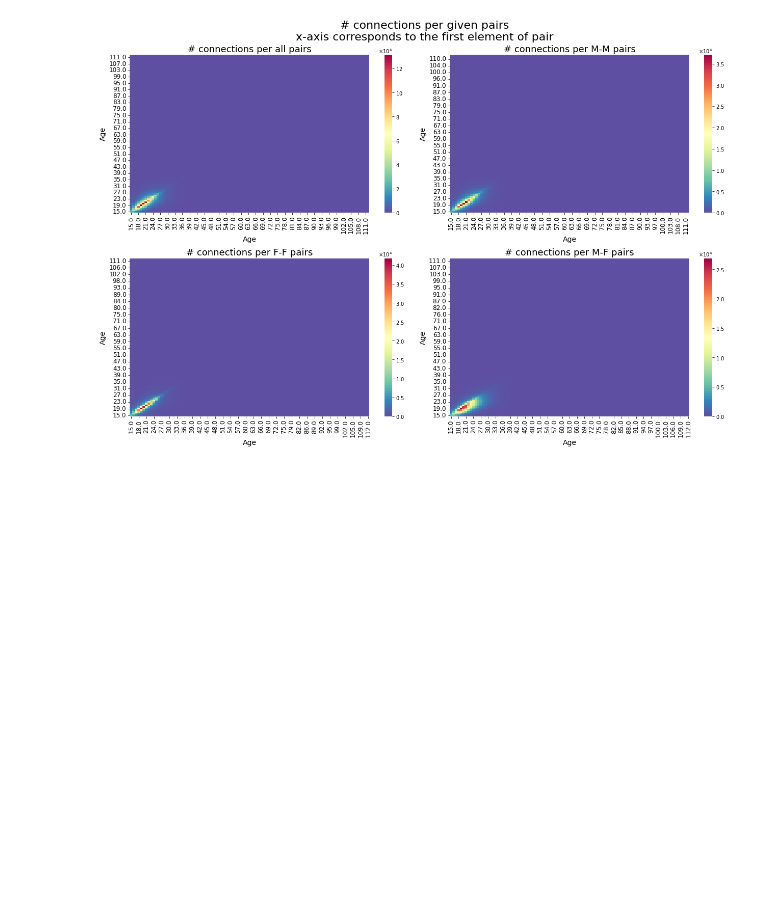
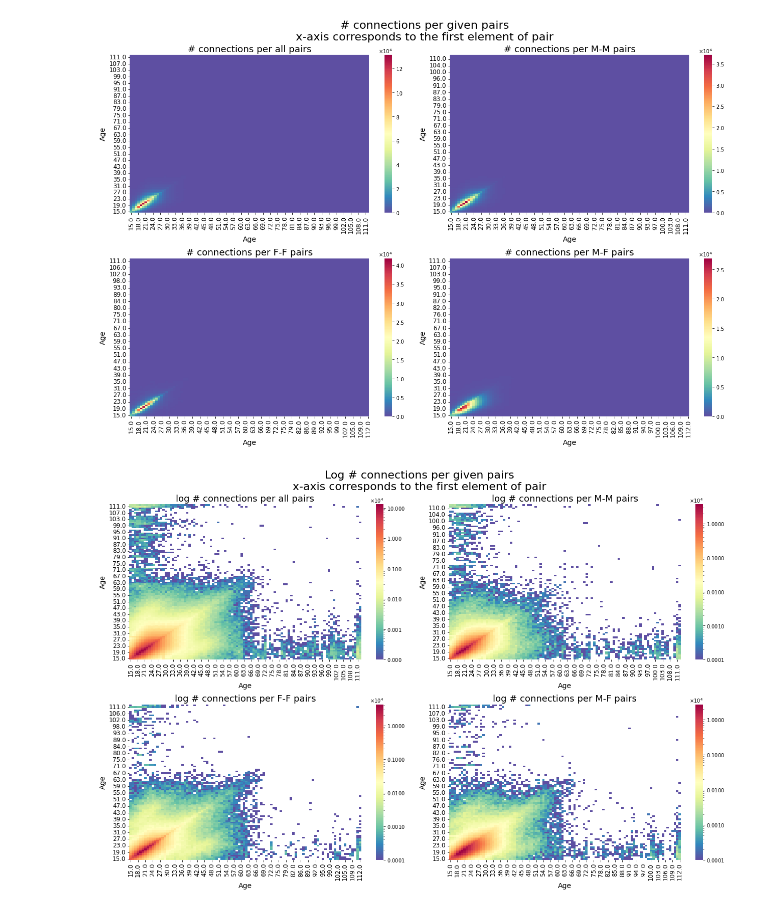
Before and after one commit to pibence/gender_prediction_on_network, a Jupyter notebook: plot_results.ipynb, the cells around one changed output. Cells and saved outputs as stored; diff of their text form; code cells hidden in the pictures; blank space fills up the shorter version.

```diff
--- a/plot_results.ipynb
+++ b/plot_results.ipynb
@@ -48,3 +85,7 @@ INFO:root:dataframe containing min age, max age, and sum of genders created.
 plotting.plot_heatmap_pair_dist(nodes, edgelist)
 # %% [output]
 [figure]
+# %%
+plotting.plot_heatmap_pair_dist(nodes, edgelist, log=True)
+# %% [output]
+[figure, added]
```
Also changed, not shown: parts of 8 cells of this notebook, 2 other files.
